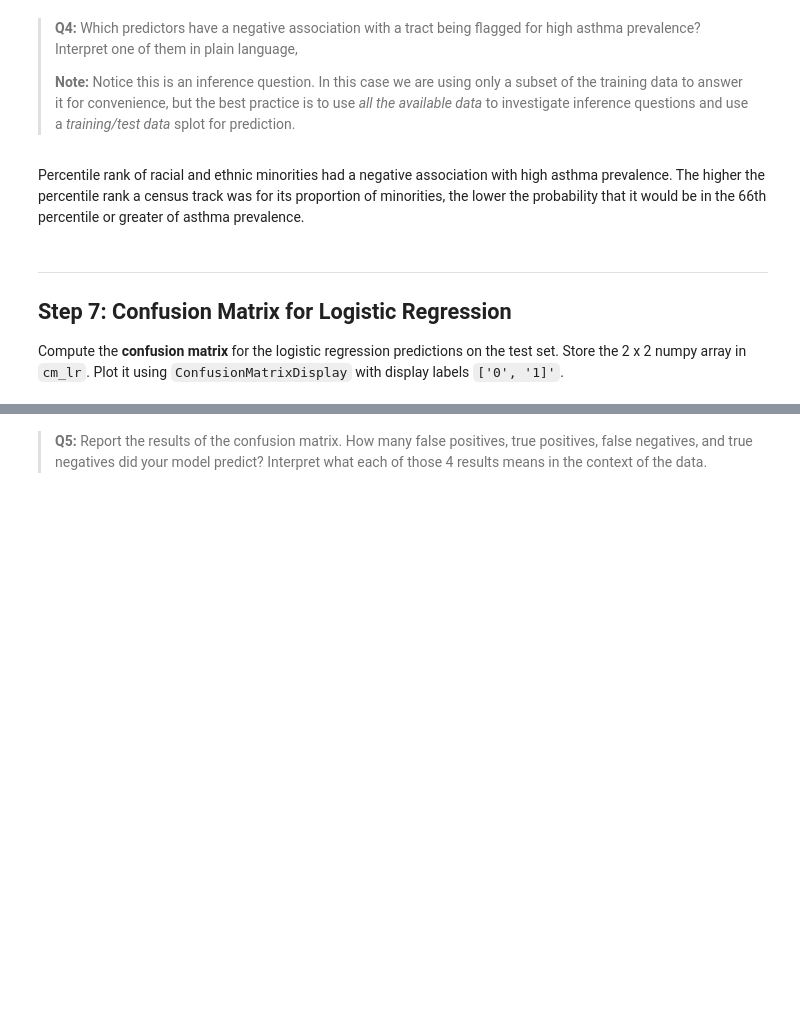
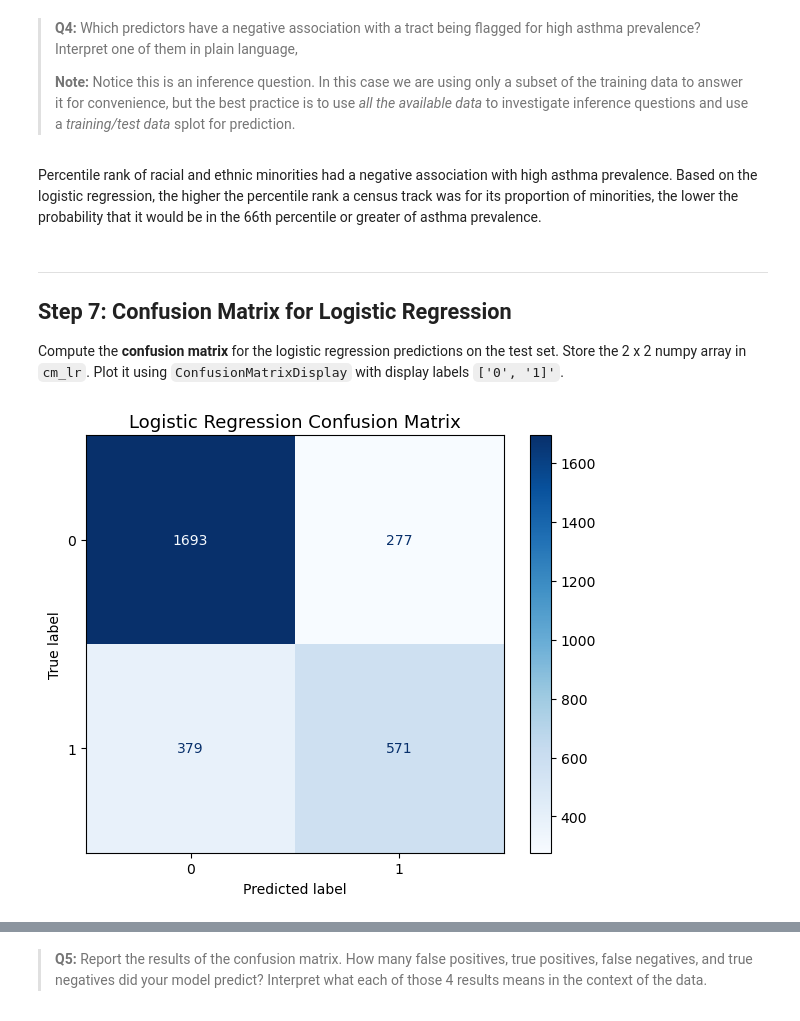
Before and after one commit to ebkhan-peng/assignment-2-Elijah-K, a Jupyter notebook: hw2-task2.ipynb, the cells around one changed output, grey strips where cells are left out. Cells and saved outputs as stored; diff of their text form; code cells hidden in the pictures; blank space fills up the shorter version.

```diff
--- a/hw2-task2.ipynb
+++ b/hw2-task2.ipynb
@@ -312,7 +312,7 @@ q9 results: All test cases passed!
 >
 > **Note:** Notice this is an inference question. In this case we are using only a subset of the training data to answer it for convenience, but the best practice is to use *all the available data* to investigate inference questions and use a *training/test data* splot for prediction.
 # %% [markdown]
-Percentile rank of racial and ethnic minorities had a negative association with high asthma prevalence. The higher the percentile rank a census track was for its proportion of minorities, the lower the probability that it would be in the 66th percentile or greater of asthma prevalence.
+Percentile rank of racial and ethnic minorities had a negative association with high asthma prevalence. Based on the logistic regression, the higher the percentile rank a census track was for its proportion of minorities, the lower the probability that it would be in the 66th percentile or greater of asthma prevalence.
 # %% [markdown]
 <!-- END QUESTION -->
 
@@ -321,6 +321,18 @@ Percentile rank of racial and ethnic minorities had a negative association with
 
 Compute the **confusion matrix** for the logistic regression predictions on the test set. Store the 2 x 2 numpy array in `cm_lr`. Plot it using `ConfusionMatrixDisplay` with display labels `['0', '1]'`.
 # %%
-cm_lr = ...
+cm_lr = confusion_matrix(y_test, y_pred_lr)
+
+disp = ConfusionMatrixDisplay(cm_lr)
+display_labels = ['0','1']
+
+fig, ax = plt.subplots(figsize=(6, 5))
+disp.plot(ax = ax,  cmap = 'Blues')
+ax.set_ylim(len(['0', '1']) - 0.5, -0.5)
+ax.set_title('Logistic Regression Confusion Matrix', fontsize=13)
+plt.tight_layout()
+plt.show()
+# %% [output]
+[figure, added]
 # %%
 grader.check("q11")
```
Also changed, not shown: parts of 12 cells of this notebook.
